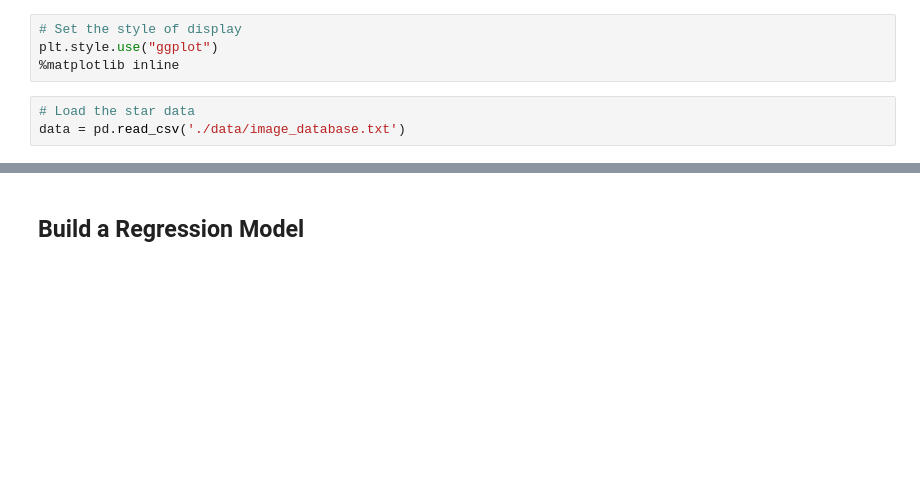
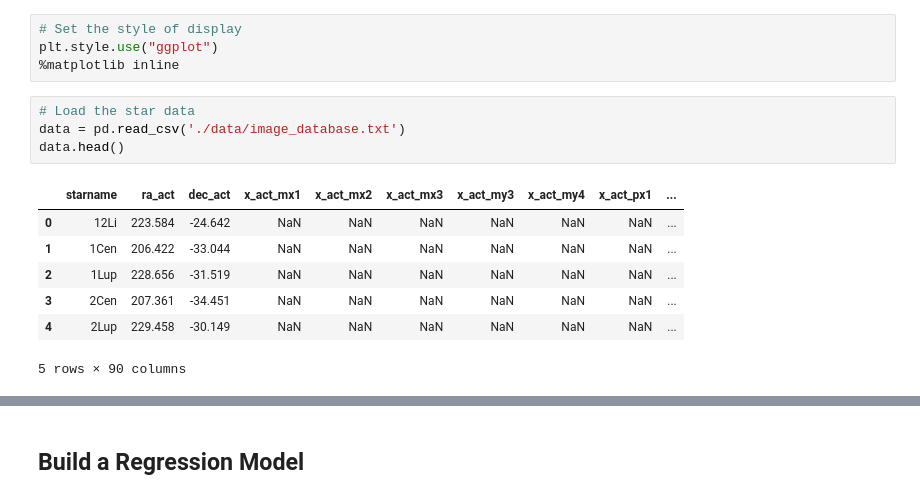
Before and after one commit to MuhammadVT/ECE5554_final_project, a Jupyter notebook: regression_model.ipynb, the cells around one changed output, grey strips where cells are left out. Cells and saved outputs as stored; diff of their text form; blank space fills up the shorter version.

```diff
--- a/regression_model.ipynb
+++ b/regression_model.ipynb
@@ -11,4 +11,13 @@ plt.style.use("ggplot")
 # %%
 # Load the star data
 data = pd.read_csv('./data/image_database.txt')
+data.head()
+# %% [output]
+|  | starname | ra_act | dec_act | x_act_mx1 | x_act_mx2 | x_act_mx3 | x_act_my3 | x_act_my4 | x_act_px1 | ... |
+| 0 | 12Li | 223.584 | -24.642 | NaN | NaN | NaN | NaN | NaN | NaN | ... |
+| 1 | 1Cen | 206.422 | -33.044 | NaN | NaN | NaN | NaN | NaN | NaN | ... |
+| 2 | 1Lup | 228.656 | -31.519 | NaN | NaN | NaN | NaN | NaN | NaN | ... |
+| 3 | 2Cen | 207.361 | -34.451 | NaN | NaN | NaN | NaN | NaN | NaN | ... |
+| 4 | 2Lup | 229.458 | -30.149 | NaN | NaN | NaN | NaN | NaN | NaN | ... |
+5 rows × 90 columns
 # %%
```
Also changed, not shown: parts of 4 cells of this notebook.
